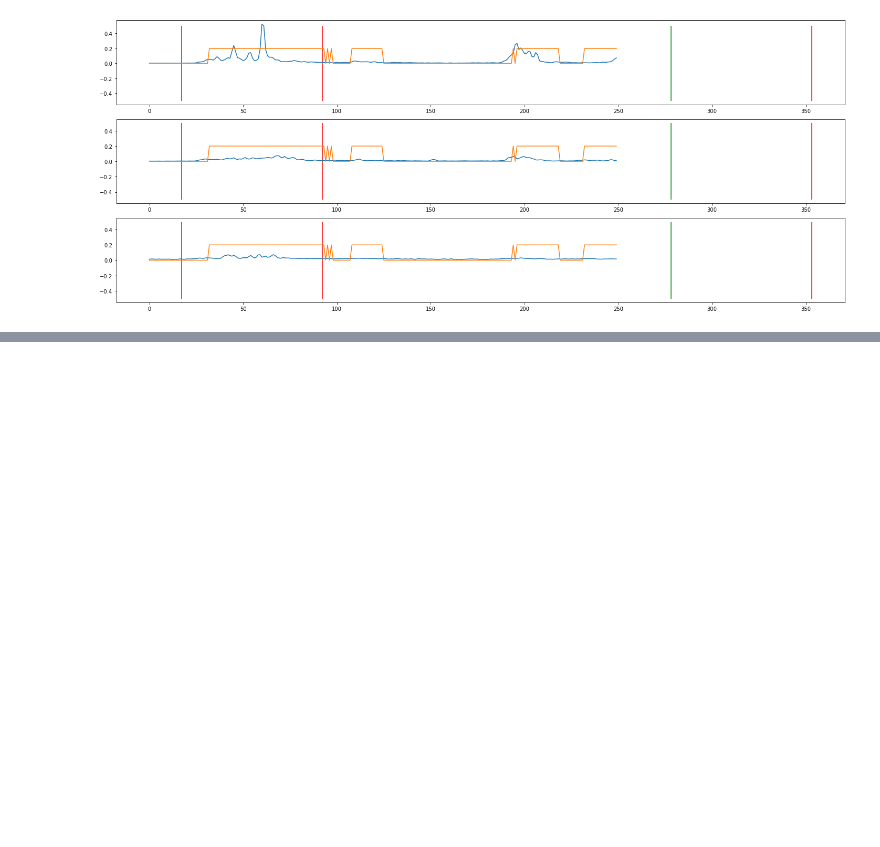
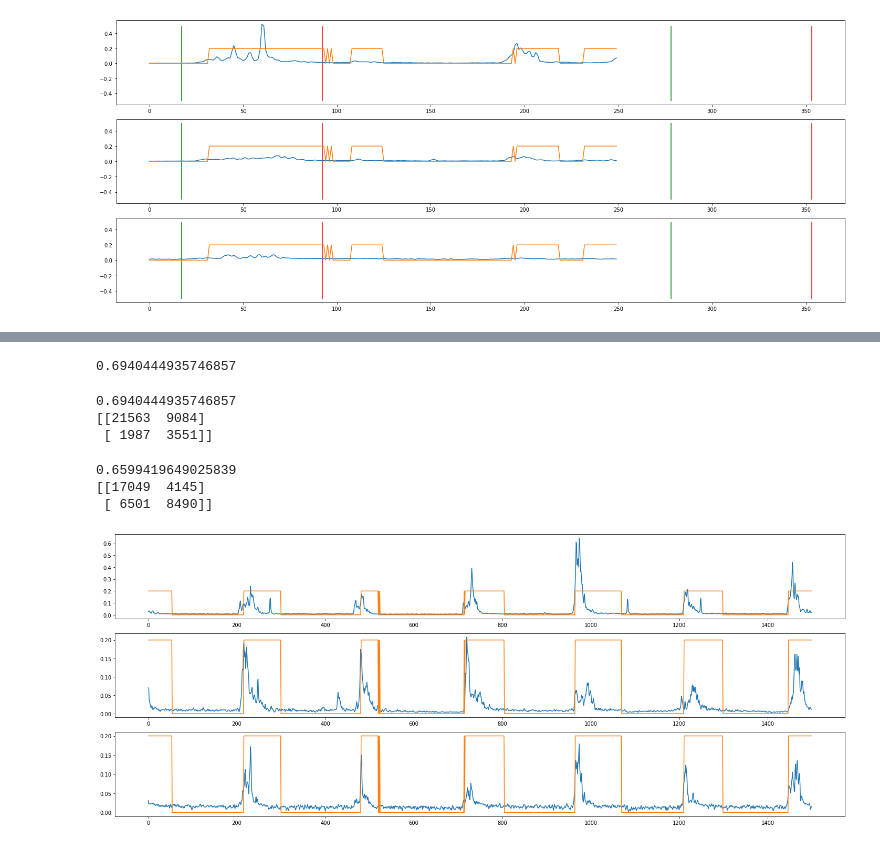
Before and after one commit to saikoukunt/silent-speech, a Jupyter notebook: scripts/Decision Tree Classifier Test Full Dataset, Mouthed.ipynb, the cells around one changed output, grey strips where cells are left out. Drawn from its saved outputs; the diff is of its cells as text; code cells hidden in the pictures; blank space fills up the shorter version.

```diff
--- a/scripts/Decision Tree Classifier Test Full Dataset, Mouthed.ipynb
+++ b/scripts/Decision Tree Classifier Test Full Dataset, Mouthed.ipynb
@@ -505,0 +648,30 @@ with open(file_name_classifier, "wb") as open_file:
+# %%
+df_train = pd.DataFrame({
+
+    "Chan1": ready_data_train[0],
+    "Chan2": ready_data_train[1],
+    "Chan6": ready_data_train[5],
+    "Y": y_train_new
+})
+# %%
+X_test = df_train[['Chan1', 'Chan2','Chan6']]
+y_test = df_train[['Y']]
+# %%
+X_test = scaler.transform(X_test)
+# %%
+print(clf.score(X_test, y_test))
+# %% [output]
+0.6940444935746857
+# %%
+predicted = clf.predict(X_test)
+
+#I obtain the accuracy of this fold
+ac=accuracy_score(predicted,y_test)
+print(ac)
+#I obtain the confusion matrix
+cm=confusion_matrix(y_test, predicted)
+print(cm)
+# %% [output]
+0.6940444935746857
+[[21563  9084]
+ [ 1987  3551]]
@@ -505,0 +722,22 @@ with open(file_name_classifier, "wb") as open_file:
+# %%
+ac=accuracy_score(speech_event,y_test)
+print(ac)
+#I obtain the confusion matrix
+cm=confusion_matrix(speech_event, predicted)
+print(cm)
+# %% [output]
+0.6599419649025839
+[[17049  4145]
+ [ 6501  8490]]
+# %%
+plt.figure(figsize=(20,8))
+idx = [0,1,5]
+for i, val in enumerate(idx):
+    plt.subplot(3,1,i+1)
+    plt.plot(ready_data_train[val][5500:7000])
+    plt.plot(speech_event[5500:7000]*.2)
+    #plt.vlines(starts_train[19]/20-4890,-.5,.5,'g'); plt.vlines(ends_train[19]/20-4890,-.5,.5,'r')
+plt.tight_layout()
+plt.show()
+# %% [output]
+[figure, added]
```
Also changed, not shown: parts of 19 cells of this notebook, 1 other file.
